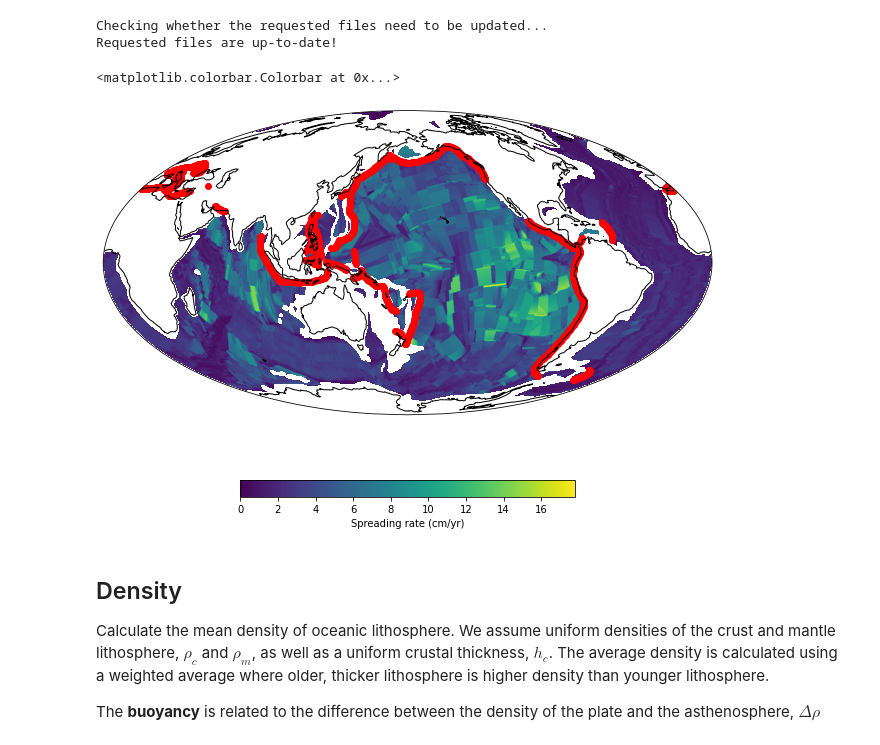
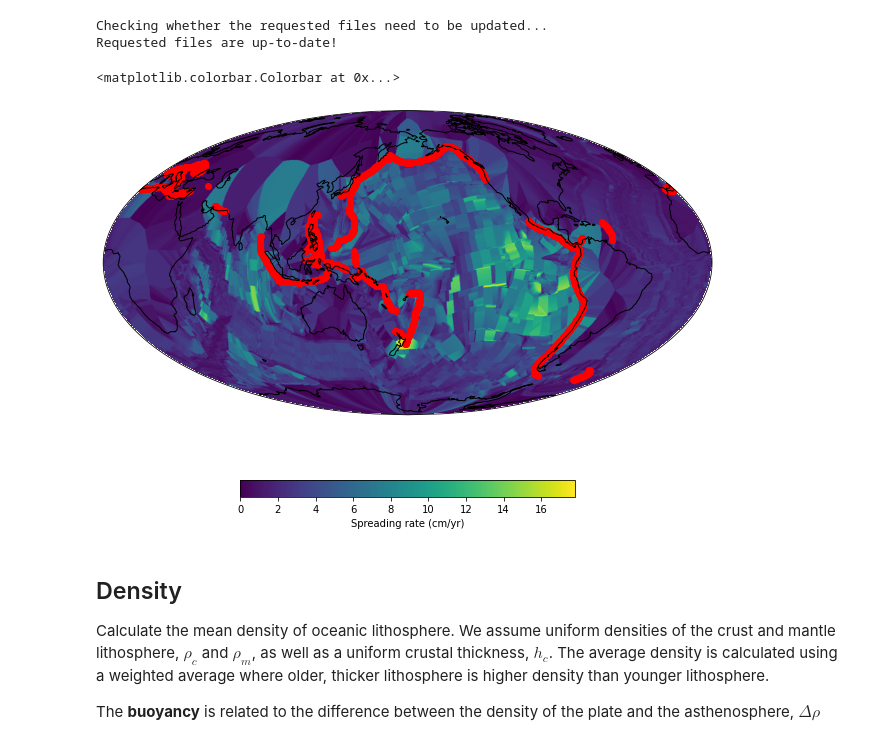
Before and after one commit to brmather/Slab-Dip, a Jupyter notebook: Notebooks/04-Plate-Rheology.ipynb, the cells around one changed output. Cells and saved outputs as stored; diff of their text form; code cells hidden in the pictures.

```diff
--- a/Notebooks/04-Plate-Rheology.ipynb
+++ b/Notebooks/04-Plate-Rheology.ipynb
@@ -32,11 +32,11 @@ The spreading rate controls the volatile influx into the plate. An increased abu
 gdownload = gplately.DataServer("Clennett2020")
 
 # download spreading rate grid at 0 Ma
-spreadrate_grid = gdownload.get_spreading_rate_grid(0) * 1e-3 # convert to m/yr
+spreadrate_raster = gdownload.get_spreading_rate_grid(0)
+spreadrate_raster.data *= 1e-3 # convert to m/yr
 
 # sample spreading rate grid at subduction zones
-spreadrate_raster = gplately.Raster(array=spreadrate_grid, extent=extent_globe)
-spreadrate_raster.fill_NaNs(overwrite=True)
+spreadrate_raster.fill_NaNs(inplace=True)
 spreadrate_interp = spreadrate_raster.interpolate(subduction_lon, subduction_lat)
 # %% [output]
 Checking whether the requested files need to be updated...
@@ -44,19 +44,19 @@ Requested files are up-to-date!
 # %%
 proj = ccrs.Mollweide(central_longitude=180)
 
 fig = plt.figure(figsize=(15,8))
 ax = plt.axes(projection=proj)
 ax.set_global()
 
-im = ax.imshow(spreadrate_grid*100, origin='lower', transform=ccrs.PlateCarree(), vmin=0)
+im = ax.imshow(spreadrate_raster.data*100, origin='lower', transform=ccrs.PlateCarree(), vmin=0)
 
 sc = ax.scatter(subduction_lon, subduction_lat, c='r', transform=ccrs.PlateCarree())
 
 ax.coastlines()
 fig.colorbar(im, orientation='horizontal', shrink=0.4, label='Spreading rate (cm/yr)')
 # %% [output]
 <matplotlib.colorbar.Colorbar at 0x...>
-[figure, old version]
+[figure, new version]
 # %% [markdown]
 ## Density
 
```
Also changed, not shown: 6 other files.
